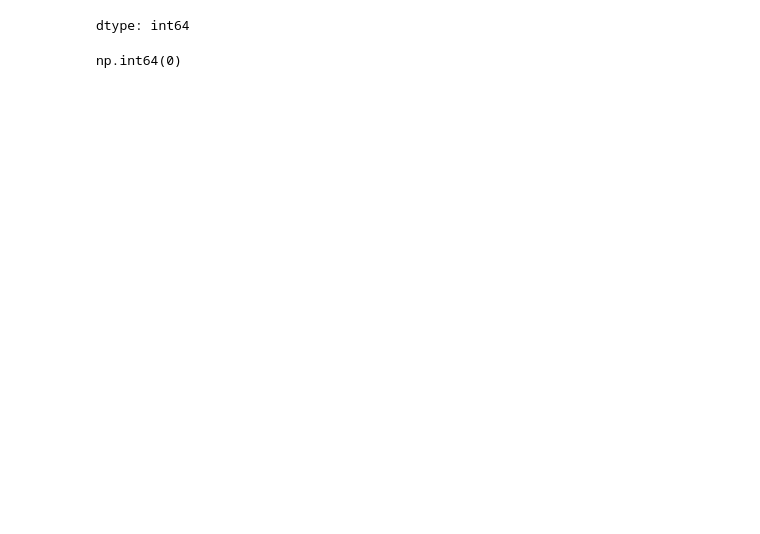
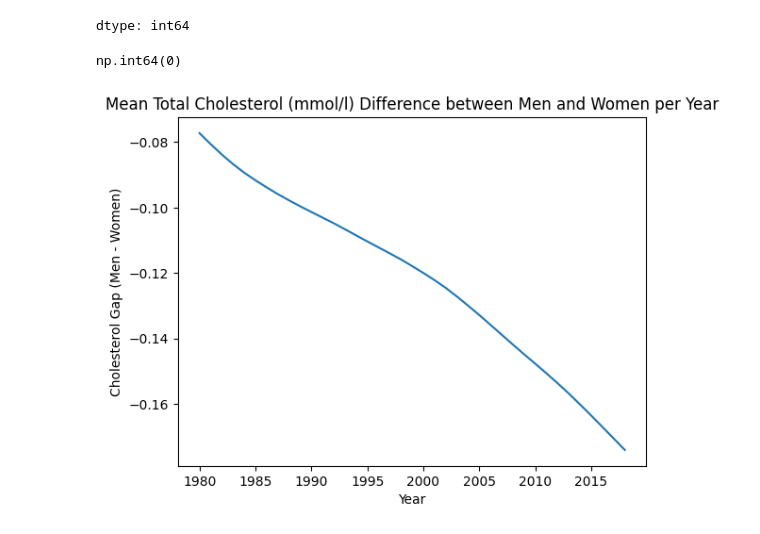
Before and after one commit to ariafcode/dsrp, a Jupyter notebook: dsrp.ipynb, the cells around one changed output. Drawn from its saved outputs; the diff is of its cells as text; code cells hidden in the pictures; blank space fills up the shorter version.

```diff
--- a/dsrp.ipynb
+++ b/dsrp.ipynb
@@ -75,2 +80,21 @@ df.duplicated().sum()
 # %% [output]
 np.int64(0)
+# %%
+#How has the gap between men's and women's age-standardized cholesterol levels evolved globally from 1980 to 2020?
+import matplotlib.pyplot as plt
+
+df_men = df_clean[df_clean['sex'] == 'Men']
+df_women = df_clean[df_clean['sex']== 'Women']
+
+men_yearly_mean = df_men.groupby("year")['mean_total_cholesterol_mmol_l'].mean()
+women_yearly_mean = df_women.groupby("year")['mean_total_cholesterol_mmol_l'].mean()
+
+cholesterol_gap = men_yearly_mean - women_yearly_mean.values
+
+plt.plot(cholesterol_gap.index, cholesterol_gap.values)
+plt.xlabel('Year')
+plt.ylabel('Cholesterol Gap (Men - Women)')
+plt.title('Mean Total Cholesterol (mmol/l) Difference between Men and Women per Year')
+plt.show()
+# %% [output]
+[figure, added]
```
Also changed, not shown: parts of 7 cells of this notebook.
